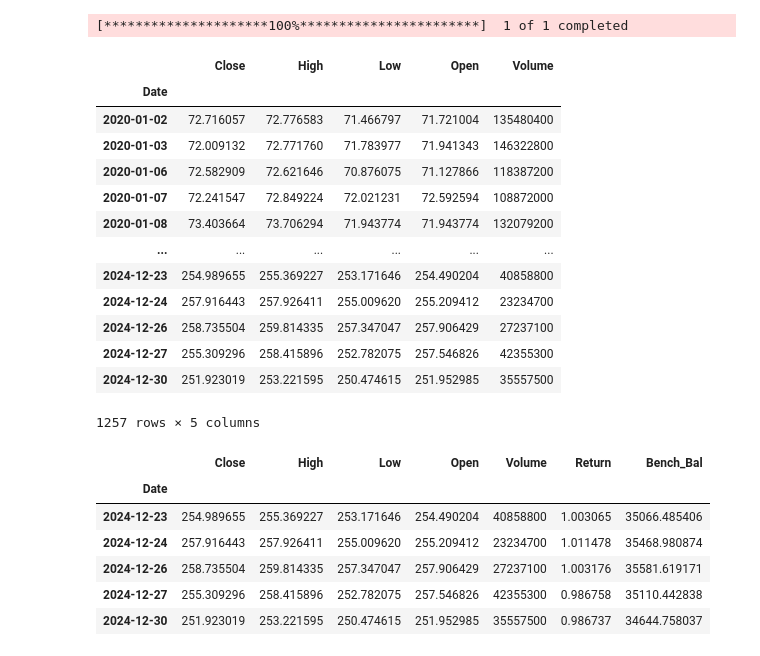
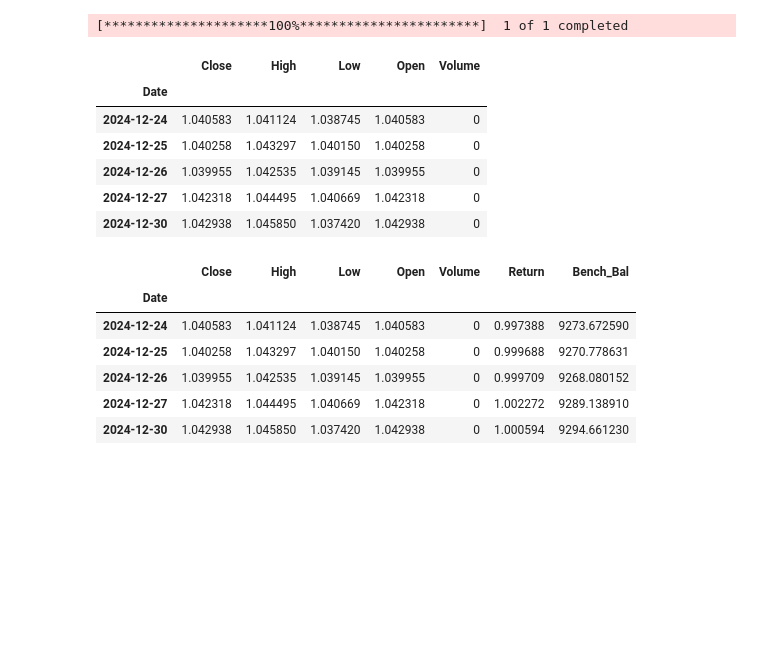
Before and after one commit to lego651/Backtest, a Jupyter notebook: Python/1.sma.ipynb, the cells around one changed output. Cells and saved outputs as stored; diff of their text form; code cells hidden in the pictures; blank space fills up the shorter version.

```diff
--- a/Python/1.sma.ipynb
+++ b/Python/1.sma.ipynb
@@ -7,34 +7,27 @@ import matplotlib.pyplot as plt
 import seaborn as sns
 # %%
 #define variables
-SYMBOL = 'AAPL'
+SYMBOL = 'EURUSD=X'
 START_DATE = '2020-01-01'
 END_DATE = '2024-12-31'
 INTERVAL = '1d'
 
 STARTING_BALANCE = 10000
-MA_PERIOD = 200
+MA_PERIOD = 100
 
 #download data
 data = yf.download(SYMBOL, start=START_DATE, end=END_DATE, interval=INTERVAL, multi_level_index=False)
 
-data
+data.tail()
 # %% [output]
 [*********************100%***********************]  1 of 1 completed
 |  | Close | High | Low | Open | Volume |
 | Date |  |  |  |  |  |
-| 2020-01-02 | 72.716057 | 72.776583 | 71.466797 | 71.721004 | 135480400 |
-| 2020-01-03 | 72.009132 | 72.771760 | 71.783977 | 71.941343 | 146322800 |
-| 2020-01-06 | 72.582909 | 72.621646 | 70.876075 | 71.127866 | 118387200 |
-| 2020-01-07 | 72.241547 | 72.849224 | 72.021231 | 72.592594 | 108872000 |
-| 2020-01-08 | 73.403664 | 73.706294 | 71.943774 | 71.943774 | 132079200 |
-| ... | ... | ... | ... | ... | ... |
-| 2024-12-23 | 254.989655 | 255.369227 | 253.171646 | 254.490204 | 40858800 |
-| 2024-12-24 | 257.916443 | 257.926411 | 255.009620 | 255.209412 | 23234700 |
-| 2024-12-26 | 258.735504 | 259.814335 | 257.347047 | 257.906429 | 27237100 |
-| 2024-12-27 | 255.309296 | 258.415896 | 252.782075 | 257.546826 | 42355300 |
-| 2024-12-30 | 251.923019 | 253.221595 | 250.474615 | 251.952985 | 35557500 |
+| 2024-12-24 | 1.040583 | 1.041124 | 1.038745 | 1.040583 | 0 |
+| 2024-12-25 | 1.040258 | 1.043297 | 1.040150 | 1.040258 | 0 |
+| 2024-12-26 | 1.039955 | 1.042535 | 1.039145 | 1.039955 | 0 |
+| 2024-12-27 | 1.042318 | 1.044495 | 1.040669 | 1.042318 | 0 |
+| 2024-12-30 | 1.042938 | 1.045850 | 1.037420 | 1.042938 | 0 |
-1257 rows × 5 columns
 # %%
 #calculate daily return for close/close and close/open
 data['Return'] = data.Close / data.Close.shift(1)
@@ -46,11 +39,11 @@ data.tail()
 # %% [output]
 |  | Close | High | Low | Open | Volume | Return | Bench_Bal |
 | Date |  |  |  |  |  |  |  |
-| 2024-12-23 | 254.989655 | 255.369227 | 253.171646 | 254.490204 | 40858800 | 1.003065 | 35066.485406 |
-| 2024-12-24 | 257.916443 | 257.926411 | 255.009620 | 255.209412 | 23234700 | 1.011478 | 35468.980874 |
-| 2024-12-26 | 258.735504 | 259.814335 | 257.347047 | 257.906429 | 27237100 | 1.003176 | 35581.619171 |
-| 2024-12-27 | 255.309296 | 258.415896 | 252.782075 | 257.546826 | 42355300 | 0.986758 | 35110.442838 |
-| 2024-12-30 | 251.923019 | 253.221595 | 250.474615 | 251.952985 | 35557500 | 0.986737 | 34644.758037 |
+| 2024-12-24 | 1.040583 | 1.041124 | 1.038745 | 1.040583 | 0 | 0.997388 | 9273.672590 |
+| 2024-12-25 | 1.040258 | 1.043297 | 1.040150 | 1.040258 | 0 | 0.999688 | 9270.778631 |
+| 2024-12-26 | 1.039955 | 1.042535 | 1.039145 | 1.039955 | 0 | 0.999709 | 9268.080152 |
+| 2024-12-27 | 1.042318 | 1.044495 | 1.040669 | 1.042318 | 0 | 1.002272 | 9289.138910 |
+| 2024-12-30 | 1.042938 | 1.045850 | 1.037420 | 1.042938 | 0 | 1.000594 | 9294.661230 |
 # %%
 #calculate moving average
 data['SMA'] = data.Close.rolling(window = MA_PERIOD).mean()
```
Also changed, not shown: parts of 6 cells of this notebook, 3 other files.
